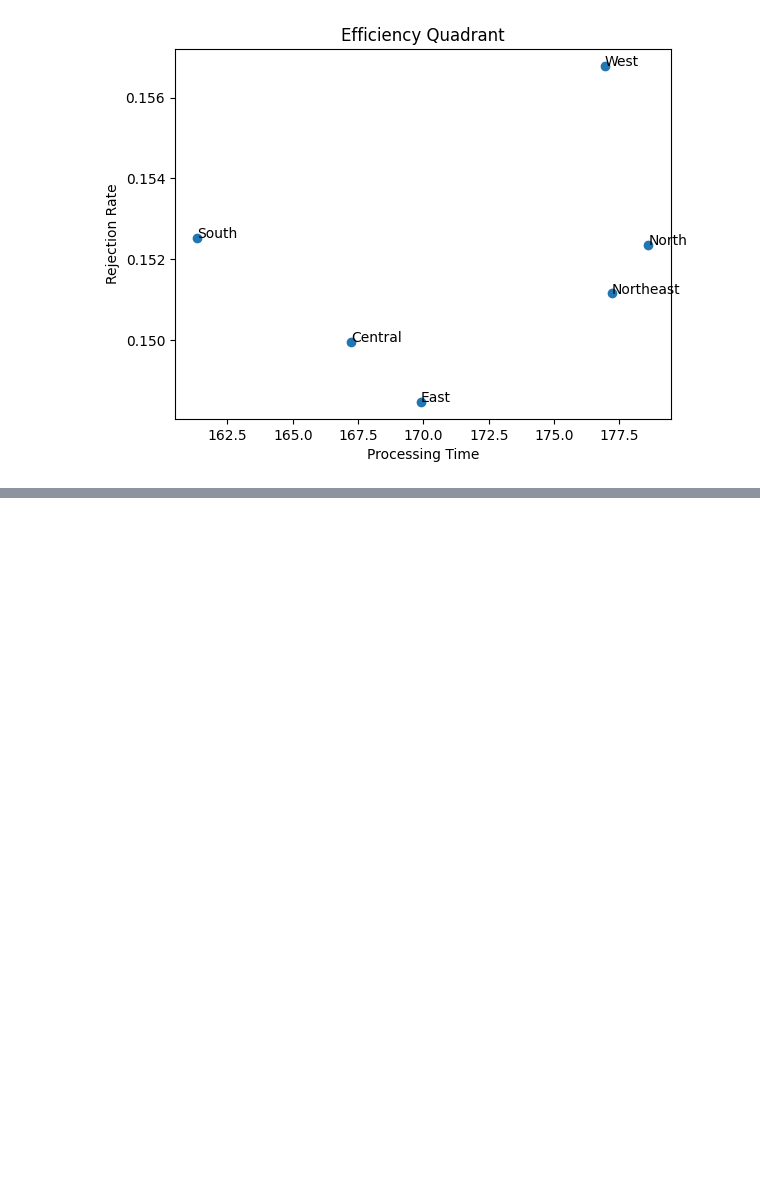
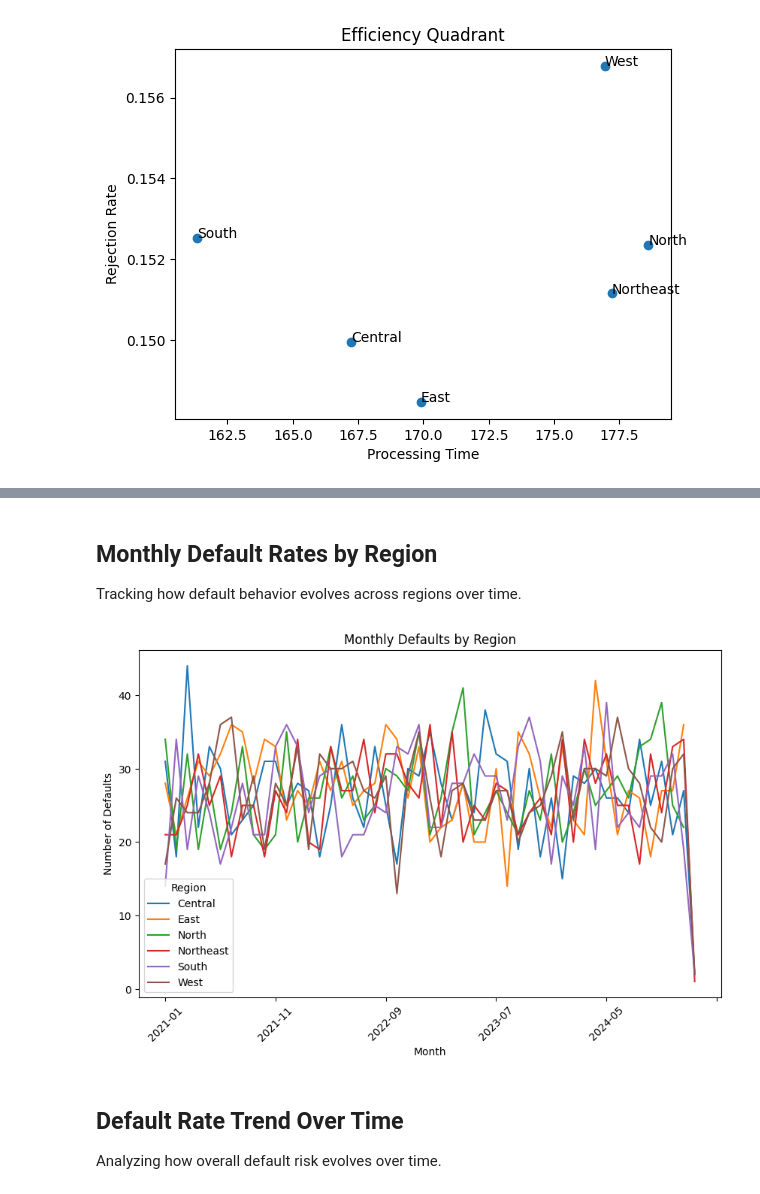
Before and after one commit to madhurmd/hero-fincorp-loan-analysis, a Jupyter notebook: notebooks/analysis.ipynb, the cells around one changed output, grey strips where cells are left out. Cells and saved outputs as stored; diff of their text form; code cells hidden in the pictures; blank space fills up the shorter version.

```diff
--- a/notebooks/analysis.ipynb
+++ b/notebooks/analysis.ipynb
@@ -1940,0 +1984,33 @@ plt.show()
+# %% [markdown]
+## Monthly Default Rates by Region
+
+Tracking how default behavior evolves across regions over time.
+# %%
+defaults['Default_Date'] = pd.to_datetime(defaults['Default_Date'])
+defaults['Month'] = defaults['Default_Date'].dt.to_period('M').astype(str)
+# %%
+default_region = defaults.merge(
+    loans[['Loan_ID', 'Customer_ID']],
+    on='Loan_ID',
+    how='left'
+).merge(
+    customers[['Customer_ID', 'Region']],
+    left_on='Customer_ID_x',
+    right_on = 'Customer_ID',
+    how='left'
+)
+# %%
+monthly_default_region = default_region.groupby(['Month', 'Region']).size().unstack()
+# %%
+monthly_default_region.plot(figsize=(10,6))
+plt.title("Monthly Defaults by Region")
+plt.xlabel("Month")
+plt.ylabel("Number of Defaults")
+plt.xticks(rotation=45)
+plt.show()
+# %% [output]
+[figure, added]
+# %% [markdown]
+## Default Rate Trend Over Time
+
+Analyzing how overall default risk evolves over time.
```
Also changed, not shown: parts of 15 cells of this notebook.
